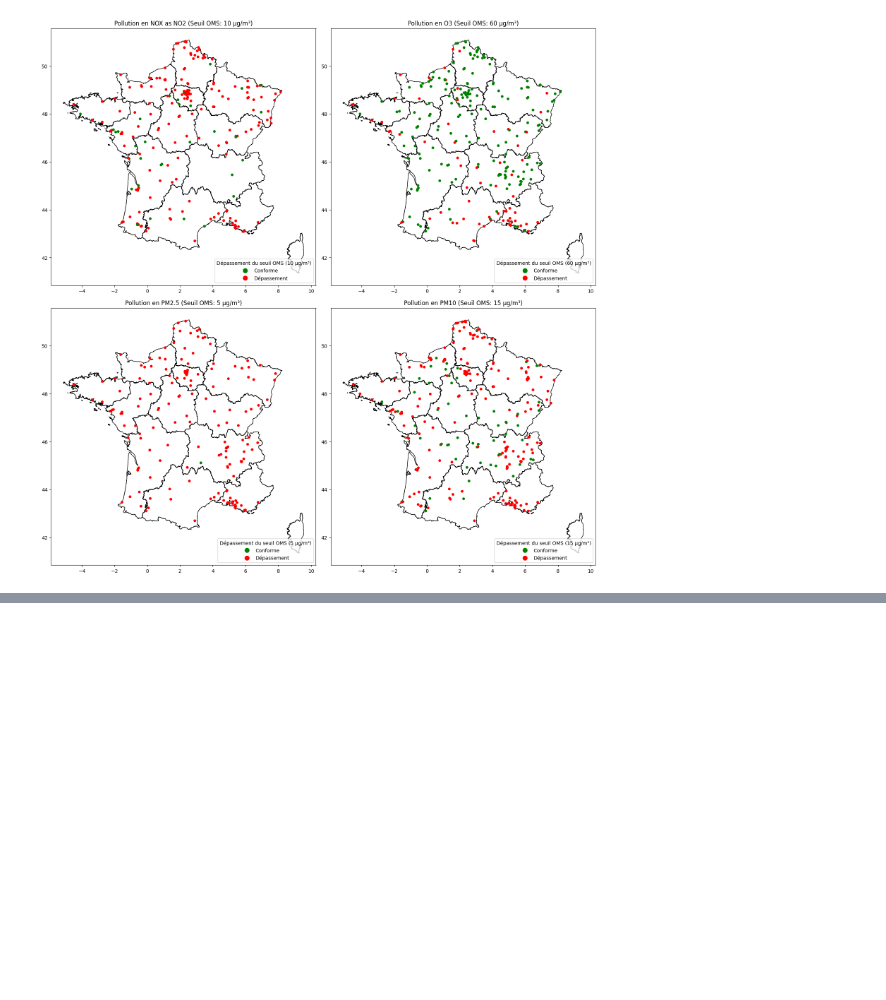
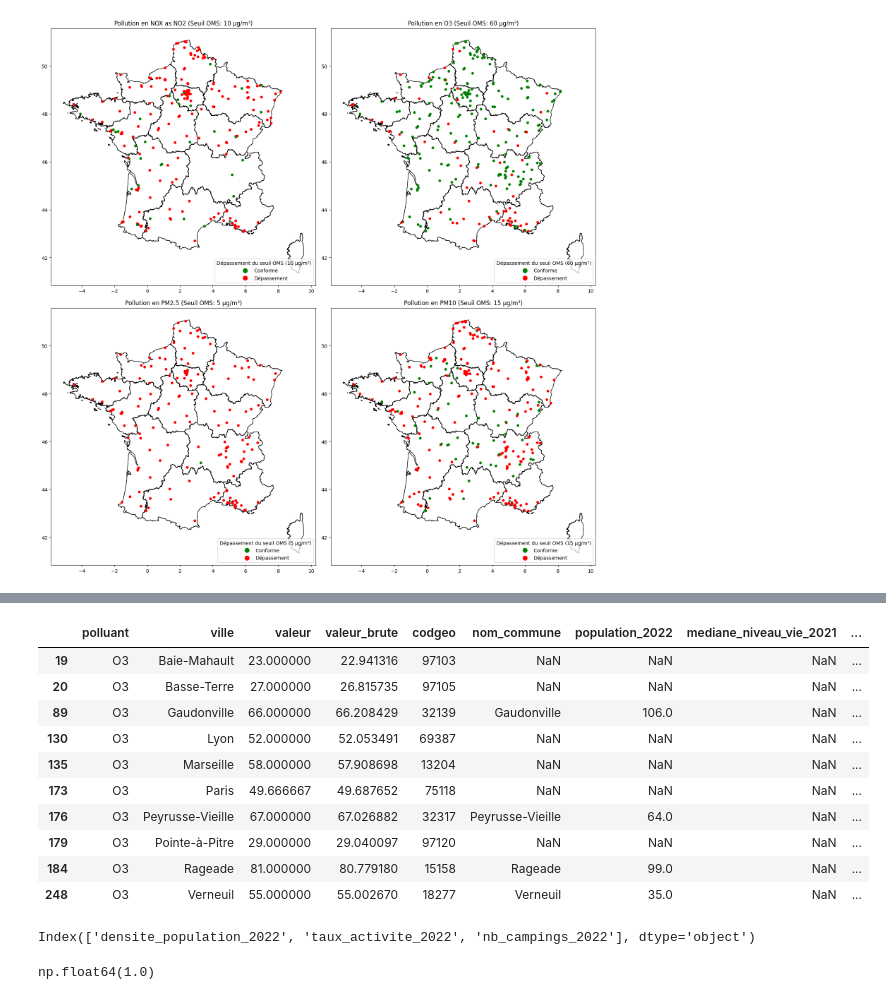
Before and after one commit to TheoSan75/Projet_Python_ENSAE_2A, a Jupyter notebook: projet.ipynb, the cells around one changed output, grey strips where cells are left out. Cells and saved outputs as stored; diff of their text form; code cells hidden in the pictures; blank space fills up the shorter version.

```diff
--- a/projet.ipynb
+++ b/projet.ipynb
@@ -600,0 +633,53 @@ plt.show()
+# %%
+df_O3[df_O3.isna().any(axis=1)]
+# %% [output]
+|  | polluant | ville | valeur | valeur_brute | codgeo | nom_commune | population_2022 | mediane_niveau_vie_2021 | ... |
+| 19 | O3 | Baie-Mahault | 23.000000 | 22.941316 | 97103 | NaN | NaN | NaN | ... |
+| 20 | O3 | Basse-Terre | 27.000000 | 26.815735 | 97105 | NaN | NaN | NaN | ... |
+| 89 | O3 | Gaudonville | 66.000000 | 66.208429 | 32139 | Gaudonville | 106.0 | NaN | ... |
+| 130 | O3 | Lyon | 52.000000 | 52.053491 | 69387 | NaN | NaN | NaN | ... |
+| 135 | O3 | Marseille | 58.000000 | 57.908698 | 13204 | NaN | NaN | NaN | ... |
+| 173 | O3 | Paris | 49.666667 | 49.687652 | 75118 | NaN | NaN | NaN | ... |
+| 176 | O3 | Peyrusse-Vieille | 67.000000 | 67.026882 | 32317 | Peyrusse-Vieille | 64.0 | NaN | ... |
+| 179 | O3 | Pointe-à-Pitre | 29.000000 | 29.040097 | 97120 | NaN | NaN | NaN | ... |
+| 184 | O3 | Rageade | 81.000000 | 80.779180 | 15158 | Rageade | 99.0 | NaN | ... |
+| 248 | O3 | Verneuil | 55.000000 | 55.002670 | 18277 | Verneuil | 35.0 | NaN | ... |
+# %%
+from sklearn.impute import SimpleImputer
+from sklearn.preprocessing import StandardScaler
+from sklearn.linear_model import LassoCV
+from sklearn.pipeline import Pipeline
+import numpy as np
+
+df_O3 = df_O3.dropna()
+
+y_train = df_O3['valeur_brute']
+X_train = df_O3[['population_2022', 'mediane_niveau_vie_2021', 'densite_population_2022',
+       'part_commerce_transport_services_2023', 'part_industrie_2023',
+       'nb_hotels_2022', 'nb_etablissements_2023', 'taux_activite_2022',
+       'part_construction_2023', 'nb_campings_2022']]
+
+
+preprocessor = Pipeline(steps=[
+    ('impute', SimpleImputer(strategy='mean')),
+    ('scale', StandardScaler())
+])
+
+my_alphas = np.array([0.001,0.01,0.02,0.025,0.05,0.1,0.25,0.5,0.8,1.0])
+
+lasso_pipeline = Pipeline(steps=[
+    ('preprocess', preprocessor),
+    ('model', LassoCV(alphas=my_alphas, fit_intercept=False, random_state=0, cv=5))
+])
+
+lasso_optimal = lasso_pipeline.fit(X_train, y_train)
+
+best_alpha = lasso_optimal.named_steps['model'].alpha_
+features_selec = X_train.columns[lasso_optimal.named_steps['model'].coef_ != 0]
+features_selec
+# %% [output]
+Index(['densite_population_2022', 'taux_activite_2022', 'nb_campings_2022'], dtype='object')
+# %%
+best_alpha
+# %% [output]
+np.float64(1.0)
```
Also changed, not shown: parts of 25 cells of this notebook.
